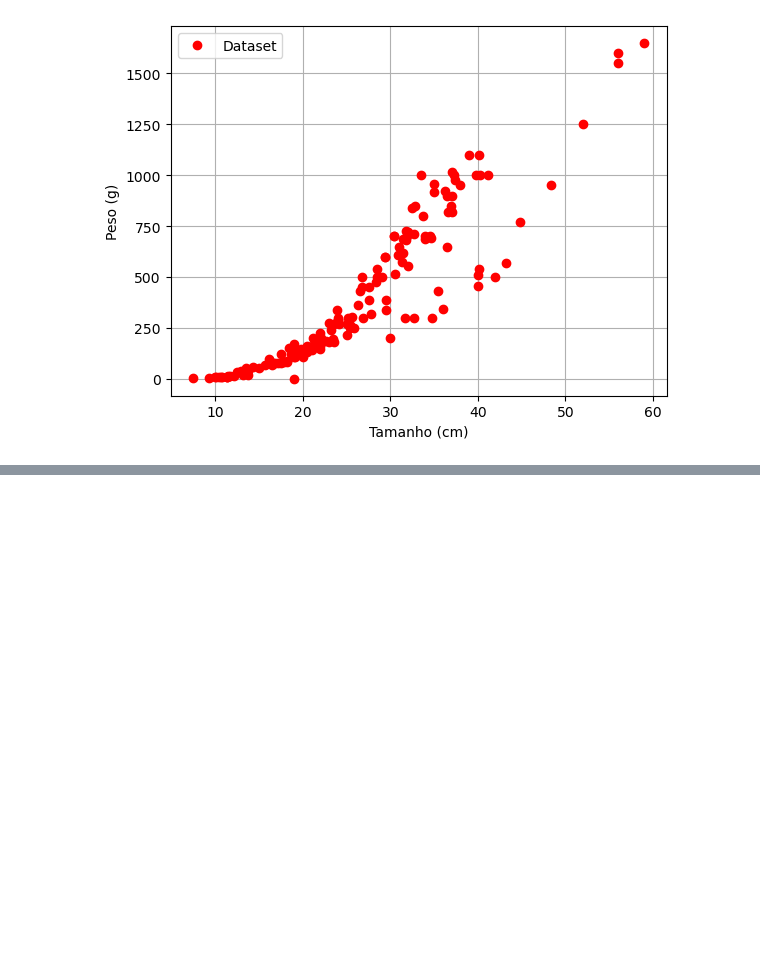
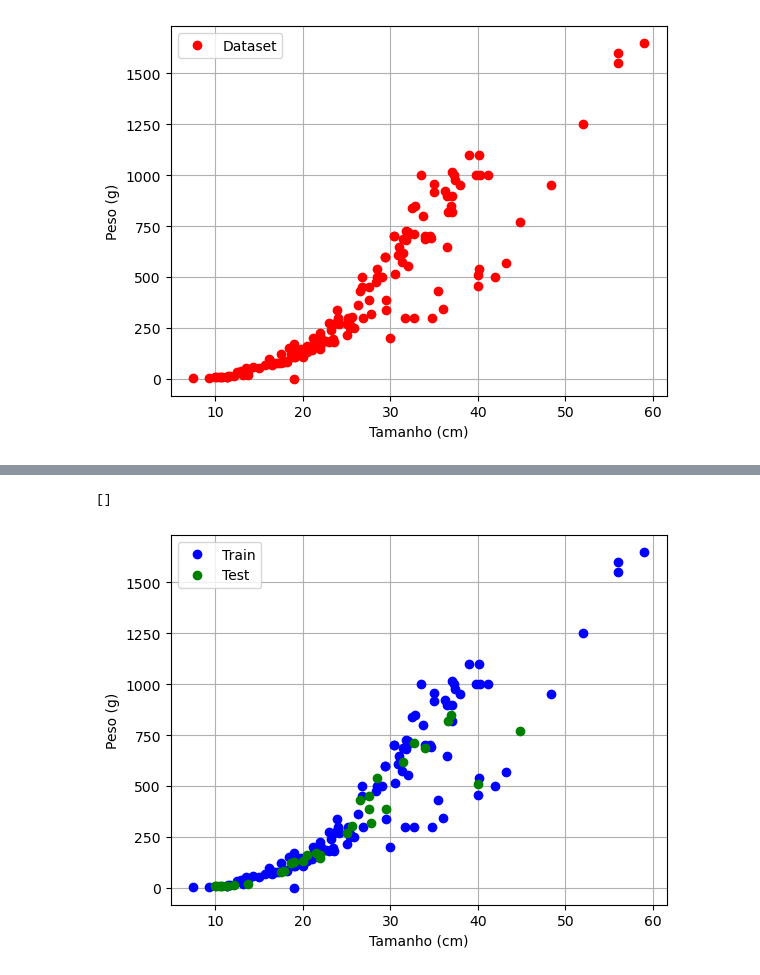
Before and after one commit to HenriqueTogo/machine-learning, a Jupyter notebook: Lista02/lista_02_231111280.ipynb, the cells around one changed output, grey strips where cells are left out. Saved outputs shown, nothing was run; the diff lists cells and outputs as text; code cells hidden in the pictures; blank space fills up the shorter version.

```diff
--- a/Lista02/lista_02_231111280.ipynb
+++ b/Lista02/lista_02_231111280.ipynb
@@ -143,3 +143,31 @@ train_dataset_len = round(0.8*len(weight))
 np.random.shuffle(dataset)
 train_dataset = dataset[0:train_dataset_len]
 test_dataset = dataset[train_dataset_len:]
+# %%
+size_train = []
+weight_train = []
+size_test = []
+weight_test = []
+
+for i in range(len(train_dataset)):
+    size_train.append(train_dataset[i][0])
+    weight_train.append(train_dataset[i][1])
+for i in range(len(test_dataset)):
+    size_test.append(test_dataset[i][0])
+    weight_test.append(test_dataset[i][1])
+
+size_train = np.array(size_train)
+weight_train = np.array(weight_train)
+size_test = np.array(size_test)
+weight_test = np.array(weight_test)
+
+plt.plot(size_train, weight_train, 'bo')
+plt.plot(size_test, weight_test, 'go')
+plt.xlabel('Tamanho (cm)')
+plt.ylabel('Peso (g)')
+plt.grid('on')
+plt.legend(['Train', 'Test'])
+plt.plot()
+# %% [output]
+[]
+[figure, added]
```
Also changed, not shown: parts of 4 cells of this notebook.
